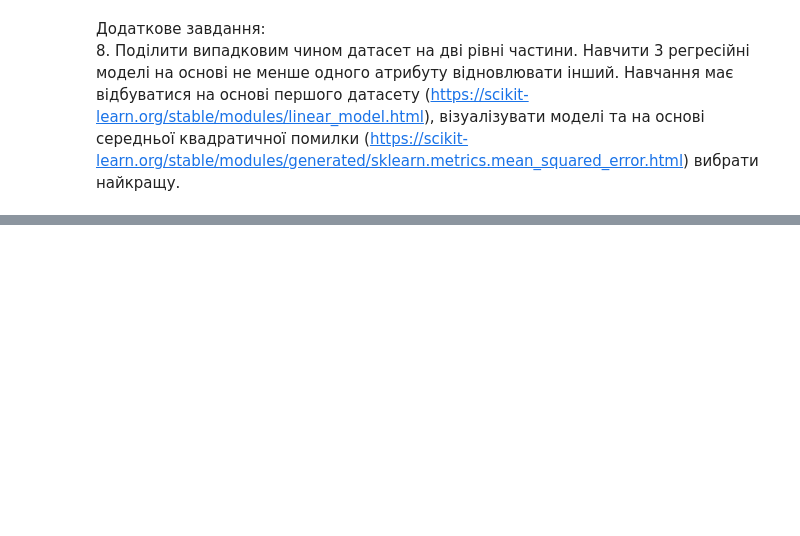
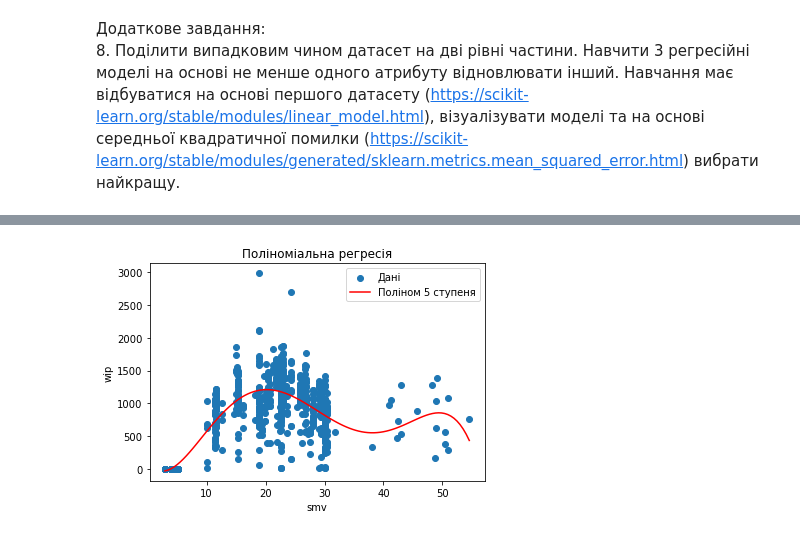
Before and after one commit to gre1wy/SpecialProgrammingSections, a Jupyter notebook: Lab3/Lab4_2.ipynb, the cells around one changed output, grey strips where cells are left out. Saved outputs shown, nothing was run; the diff lists cells and outputs as text; code cells hidden in the pictures; blank space fills up the shorter version.

```diff
--- a/Lab3/Lab4_2.ipynb
+++ b/Lab3/Lab4_2.ipynb
@@ -934,0 +919,3 @@ np.mean([mean_squared_error(y_train_las2, y_pred_train_las2), mean_squared_error
+# %%
+X = np.array(data3['smv']).reshape(-1, 1)
+y = np.array(data3['wip'])
@@ -934,0 +928,4 @@ np.mean([mean_squared_error(y_train_las2, y_pred_train_las2), mean_squared_error
+# %%
+degree=5
+poly_features = PolynomialFeatures(degree=degree, include_bias=False)
+X_poly = poly_features.fit_transform(X)
@@ -934,0 +936,3 @@ np.mean([mean_squared_error(y_train_las2, y_pred_train_las2), mean_squared_error
+# %%
+reg = LinearRegression()
+reg.fit(X_poly, y)
@@ -934,0 +943,4 @@ np.mean([mean_squared_error(y_train_las2, y_pred_train_las2), mean_squared_error
+# %%
+X_vals = np.linspace(X.min(), X.max(), 100).reshape(-1, 1)
+X_vals_poly = poly_features.fit_transform(X_vals)
+y_vals = reg.predict(X_vals_poly)
@@ -934,0 +967,11 @@ np.mean([mean_squared_error(y_train_las2, y_pred_train_las2), mean_squared_error
+# %%
+
+plt.scatter(X, y, label='Дані')
+plt.plot(X_vals, y_vals, label=f'Поліном {degree} ступеня', color='red')
+plt.legend()
+plt.xlabel('smv')
+plt.ylabel('wip')
+plt.title('Поліноміальна регресія')
+plt.show()
+# %% [output]
+[figure, added]
```
Also changed, not shown: parts of 47 cells of this notebook, 2 other files.
